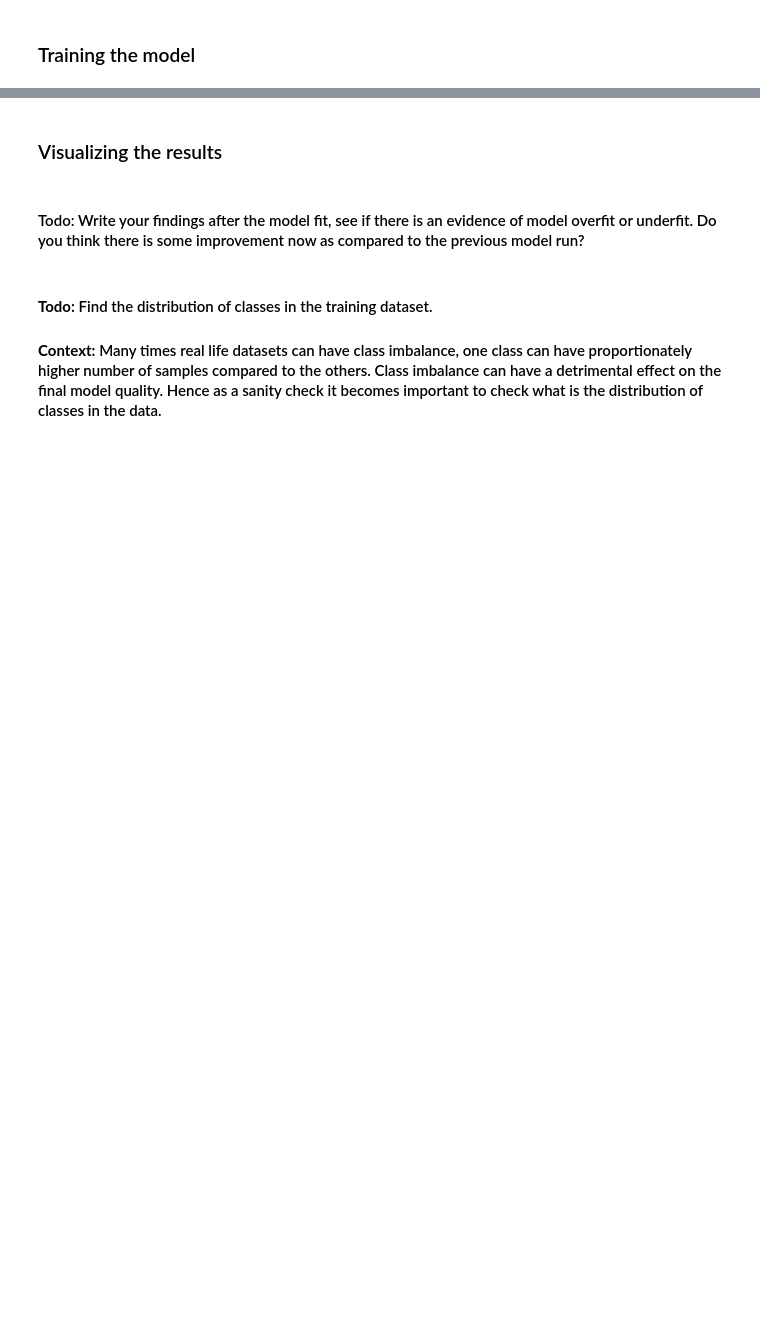
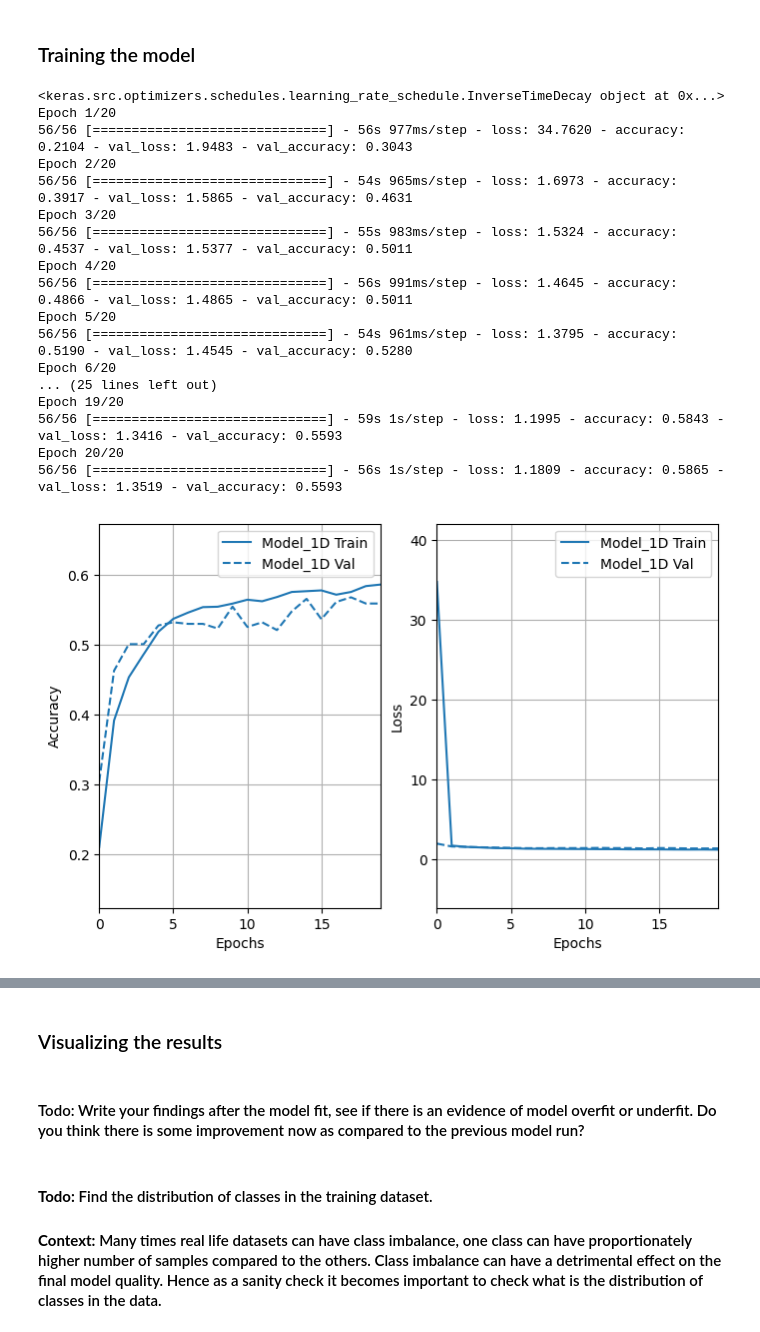
Before and after one commit to lindatey/melanoma_detector_with_cnn, a Jupyter notebook: Assignment_CNN_Skin_Cancer.ipynb, the cells around one changed output, grey strips where cells are left out. Drawn from its saved outputs; the diff is of its cells as text; code cells hidden in the pictures; blank space fills up the shorter version.

```diff
--- a/Assignment_CNN_Skin_Cancer.ipynb
+++ b/Assignment_CNN_Skin_Cancer.ipynb
@@ -305,2 +382,37 @@ plt.ylim([0.5, 0.7])
 # %% [markdown]
 ### Training the model
+# %%
+## Your code goes here
+layer= [
+    data_augmentation,
+    tf.keras.layers.Conv2D(32, 3, activation='relu'),
+    tf.keras.layers.Flatten(),
+    tf.keras.layers.Dense(len(class_names))
+  ]
+model = build_model(
+    _layers = layer
+    ,dataset = normalized_train_ds
+)
+_history = model.fit(normalized_train_ds, validation_data=normalized_val_ds, epochs=EPOCHS)
+plot_history('model_1D',_history,EPOCHS)
+
+model_repo.append({'model_name': 'model_1D' ,'layer': layer,'model': model, 'history':_history, 'epoch': EPOCHS})
+# %% [output]
+<keras.src.optimizers.schedules.learning_rate_schedule.InverseTimeDecay object at 0x...>
+Epoch 1/20
+56/56 [==============================] - 56s 977ms/step - loss: 34.7620 - accuracy: 0.2104 - val_loss: 1.9483 - val_accuracy: 0.3043
+Epoch 2/20
+56/56 [==============================] - 54s 965ms/step - loss: 1.6973 - accuracy: 0.3917 - val_loss: 1.5865 - val_accuracy: 0.4631
+Epoch 3/20
+56/56 [==============================] - 55s 983ms/step - loss: 1.5324 - accuracy: 0.4537 - val_loss: 1.5377 - val_accuracy: 0.5011
+Epoch 4/20
+56/56 [==============================] - 56s 991ms/step - loss: 1.4645 - accuracy: 0.4866 - val_loss: 1.4865 - val_accuracy: 0.5011
+Epoch 5/20
+56/56 [==============================] - 54s 961ms/step - loss: 1.3795 - accuracy: 0.5190 - val_loss: 1.4545 - val_accuracy: 0.5280
+Epoch 6/20
+... (25 lines left out)
+Epoch 19/20
+56/56 [==============================] - 59s 1s/step - loss: 1.1995 - accuracy: 0.5843 - val_loss: 1.3416 - val_accuracy: 0.5593
+Epoch 20/20
+56/56 [==============================] - 56s 1s/step - loss: 1.1809 - accuracy: 0.5865 - val_loss: 1.3519 - val_accuracy: 0.5593
+[figure, added]
```
Also changed, not shown: parts of 45 cells of this notebook.
